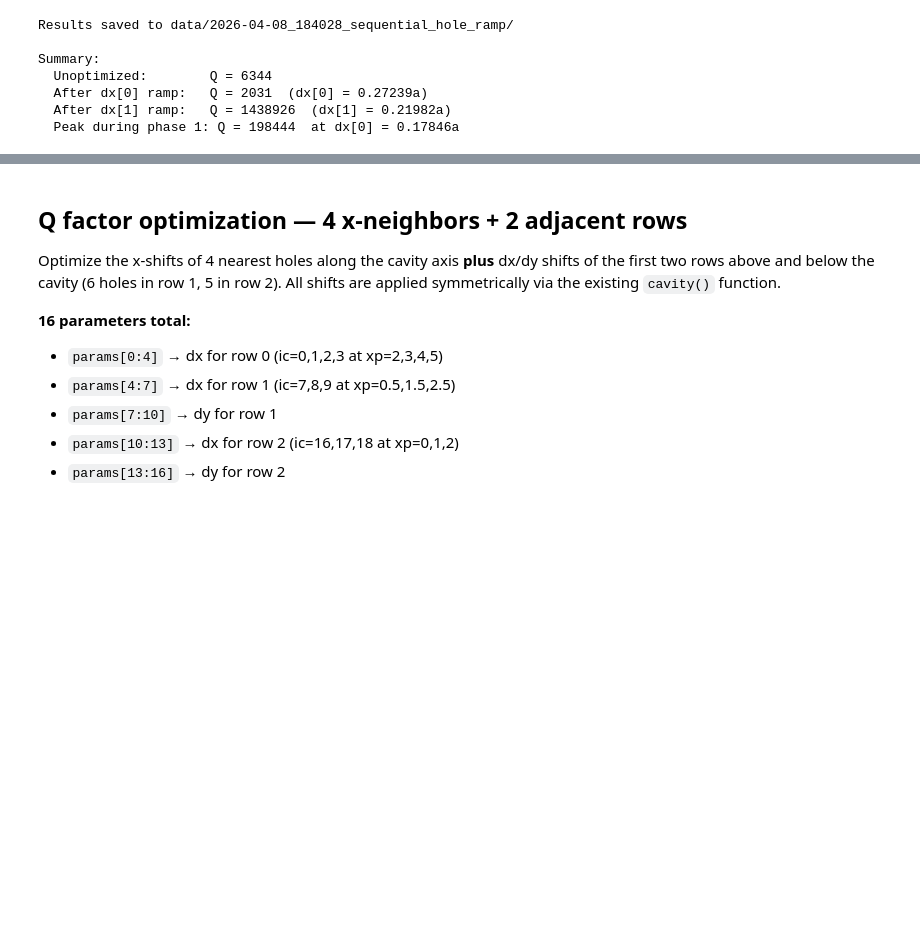
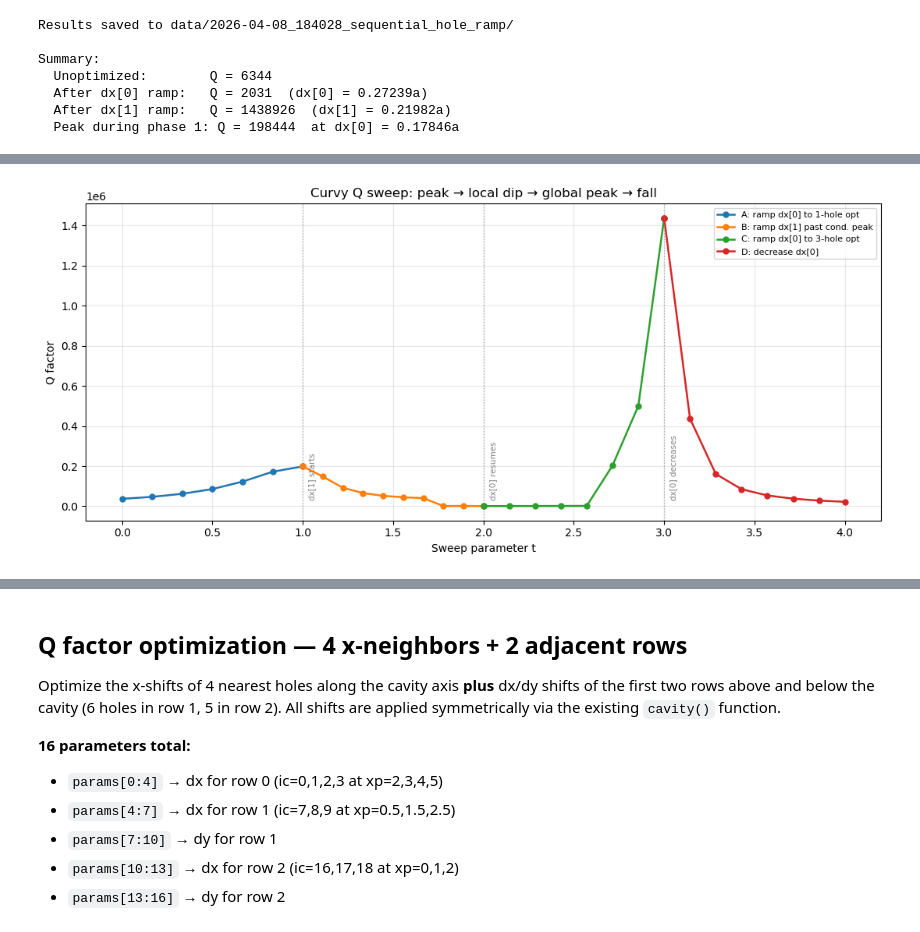
Before and after one commit to Luxchen77/legume-l3-cavity-sim, a Jupyter notebook: legume_L3_optimization.ipynb.ipynb, the cells around one changed output, grey strips where cells are left out. Drawn from its saved outputs; the diff is of its cells as text; code cells hidden in the pictures; blank space fills up the shorter version.

```diff
--- a/legume_L3_optimization.ipynb.ipynb
+++ b/legume_L3_optimization.ipynb.ipynb
@@ -1423,0 +1488,83 @@ Summary:
+# %%
+# Curvy Q sweep: 4-phase continuous path through (dx[0], dx[1]) space
+#
+# Phase A (t: 0→1): dx[0]: 0.13→0.18,  dx[1]=0           → rise to 1-hole peak
+# Phase B (t: 1→2): dx[0]=0.18,         dx[1]: 0→0.30     → rise past conditional peak, then dip
+# Phase C (t: 2→3): dx[0]: 0.18→0.272,  dx[1]: 0.30→0.22  → recover toward 3-hole peak
+# Phase D (t: 3→4): dx[0]: 0.272→0.14,  dx[1]=0.22        → fall off
+legume.set_backend('numpy')
+
+Na, Nb, Nc, Nd = 7, 10, 8, 8   # steps per phase → 33 sims (~9 min)
+
+dx0_path = np.concatenate([
+    np.linspace(0.13,   0.18,   Na),
+    np.full(Nb,         0.18),
+    np.linspace(0.18,   0.272,  Nc),
+    np.linspace(0.272,  0.14,   Nd),
+])
+dx1_path = np.concatenate([
+    np.zeros(Na),
+    np.linspace(0,     0.30,   Nb),
+    np.linspace(0.30,  0.22,   Nc),
+    np.full(Nd,        0.22),
+])
+t_path = np.concatenate([
+    np.linspace(0, 1, Na),
+    np.linspace(1, 2, Nb),
+    np.linspace(2, 3, Nc),
+    np.linspace(3, 4, Nd),
+])
+
+options_sweep = {'gmode_inds': [0], 'verbose': False, 'numeig': 10,
+                 'eig_sigma': f_target, 'gradients': 'approx'}
+
+Qs_curvy = []
+print("Curvy sweep")
+print(f"  {'t':>5s}  {'dx[0] (a)':>10s}  {'dx[1] (a)':>10s}  {'Q':>14s}")
+print("  " + "-" * 46)
+for t, dx0, dx1 in zip(t_path, dx0_path, dx1_path):
+    dx_s = np.zeros(nc)
+    dx_s[0] = dx0
+    dx_s[1] = dx1
+    (_, Q_s) = gme_cavity(dx_s, np.zeros(nc), gmax=2, truncate_g='tbt', options=options_sweep)
+    Qs_curvy.append(Q_s)
+    print(f"  {t:5.2f}  {dx0:10.5f}  {dx1:10.5f}  {Q_s:14.1f}")
+
+Qs_curvy = np.array(Qs_curvy)
+Na, Nb, Nc, Nd = 7, 10, 8, 8
+
+# --- Plot ---
+fig, ax = plt.subplots(figsize=(11, 5))
+colors = ['#1f77b4', '#ff7f0e', '#2ca02c', '#d62728']
+labels = ['A: ramp dx[0] to 1-hole opt', 'B: ramp dx[1] past cond. peak',
+          'C: ramp dx[0] to 3-hole opt', 'D: decrease dx[0]']
+slices = [
+    slice(0,         Na),
+    slice(Na-1,      Na+Nb),
+    slice(Na+Nb-1,   Na+Nb+Nc),
+    slice(Na+Nb+Nc-1, None),
+]
+for sl, color, label in zip(slices, colors, labels):
+    ax.plot(t_path[sl], Qs_curvy[sl], 'o-', color=color, lw=1.8, ms=5, label=label)
+
+for tv, lbl in [(1, 'dx[1] starts'), (2, 'dx[0] resumes'), (3, 'dx[0] decreases')]:
+    ax.axvline(tv, color='gray', ls=':', lw=1, alpha=0.6)
+    ax.text(tv + 0.03, ax.get_ylim()[1] * 0.02, lbl, fontsize=7.5, color='gray', rotation=90, va='bottom')
+
+ax.set_xlabel('Sweep parameter t')
+ax.set_ylabel('Q factor')
+ax.set_title('Curvy Q sweep: peak → local dip → global peak → fall')
+ax.legend(fontsize=8)
+ax.grid(True, alpha=0.3)
+plt.tight_layout()
+plt.show()
+
+# --- Save ---
+if SAVE_DATA:
+    save_sweep('curvy_sweep', {
+        't_path':   t_path,
+        'dx0_path': dx0_path,
+        'dx1_path': dx1_path,
+        'Qs':       Qs_curvy,
+    }, Na=Na, Nb=Nb, Nc=Nc, Nd=Nd)
+# %% [output]
@@ -1423,0 +1588 @@ Summary:
+[figure, added]
```
Also changed, not shown: parts of 13 cells of this notebook, 2 other files.
